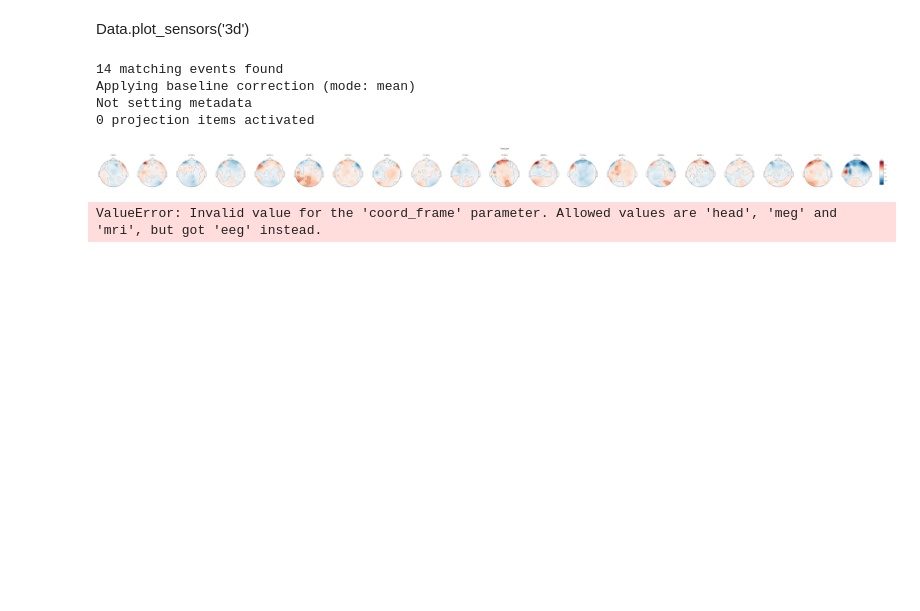
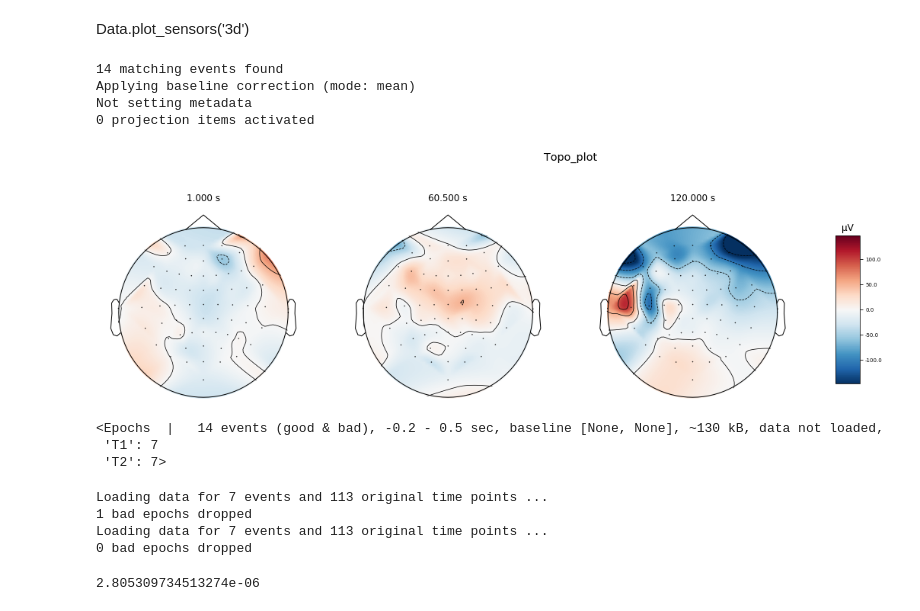
Before and after one commit to birajstha-zz/Motor_imagery, a Jupyter notebook: MI_viz.ipynb, the cells around one changed output. Saved outputs shown, nothing was run; the diff lists cells and outputs as text; code cells hidden in the pictures; blank space fills up the shorter version.

```diff
--- a/MI_viz.ipynb
+++ b/MI_viz.ipynb
@@ -183,13 +182,24 @@ Applying baseline correction (mode: mean)
 Not setting metadata
 0 projection items activated
 # %%
-eeg_ref.plot_topomap(times=np.linspace(1,120,20), size=3., title='Topo_plot', time_unit='s');
+eeg_ref.plot_topomap(times=np.linspace(1,120,3), size=3., title='Topo_plot', time_unit='s');
 # %% [output]
-[figure, old version]
+[figure, new version]
-# %%
-fig = mne.viz.plot_alignment(Data.info, trans=None, dig=False, eeg=True,
-                             surfaces=[], meg=['helmet', 'sensors'],
-                             coord_frame='eeg')
-mne.viz.set_3d_view(fig, azimuth=50, elevation=90, distance=0.5)
-# %% [output]
-ValueError: Invalid value for the 'coord_frame' parameter. Allowed values are 'head', 'meg' and 'mri', but got 'eeg' instead.
+# %%
+epochs
+# %% [output]
+<Epochs  |   14 events (good & bad), -0.2 - 0.5 sec, baseline [None, None], ~130 kB, data not loaded,
+ 'T1': 7
+ 'T2': 7>
+# %%
+T1=epochs['T1'].get_data()
+T2=epochs['T2'].get_data()
+# %% [output]
+Loading data for 7 events and 113 original time points ...
+1 bad epochs dropped
+Loading data for 7 events and 113 original time points ...
+0 bad epochs dropped
+# %%
+T1[5][63][112]
+# %% [output]
+2.805309734513274e-06
```
Also changed, not shown: parts of 3 cells of this notebook, 25 other files.
